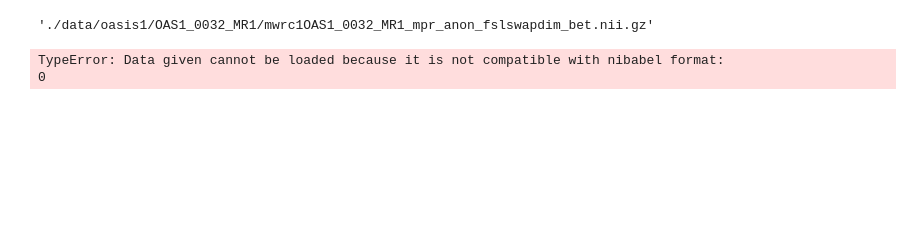
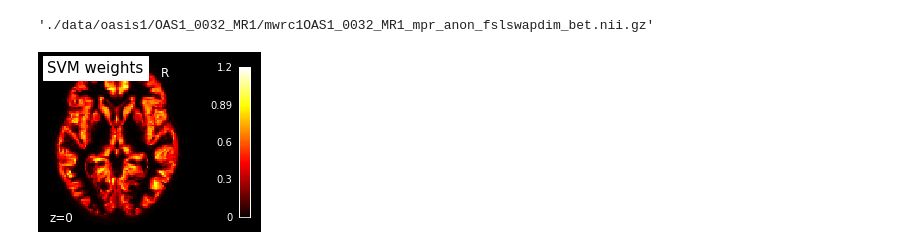
Before and after one commit to MHML21/alzheimers-detection, a Jupyter notebook: network_extraction.ipynb, the cells around one changed output. Drawn from its saved outputs; the diff is of its cells as text; code cells hidden in the pictures; blank space fills up the shorter version.

```diff
--- a/network_extraction.ipynb
+++ b/network_extraction.ipynb
@@ -14,12 +15,11 @@ data.gray_matter_maps[28]
 # %%
 # Create the figure
 from nilearn.plotting import plot_stat_map, show
 bg_filename = data.gray_matter_maps[0]
 z_slice = 0
-display = plot_stat_map(0, bg_img=bg_filename,
+display = plot_stat_map(data.gray_matter_maps[0], bg_img=bg_filename,
                         display_mode='z', cut_coords=[z_slice])
 display.title("SVM weights")
 show()
 # %% [output]
-TypeError: Data given cannot be loaded because it is not compatible with nibabel format:
-0
+[figure, added]
```
Also changed, not shown: parts of 2 cells of this notebook, 3 other files.
